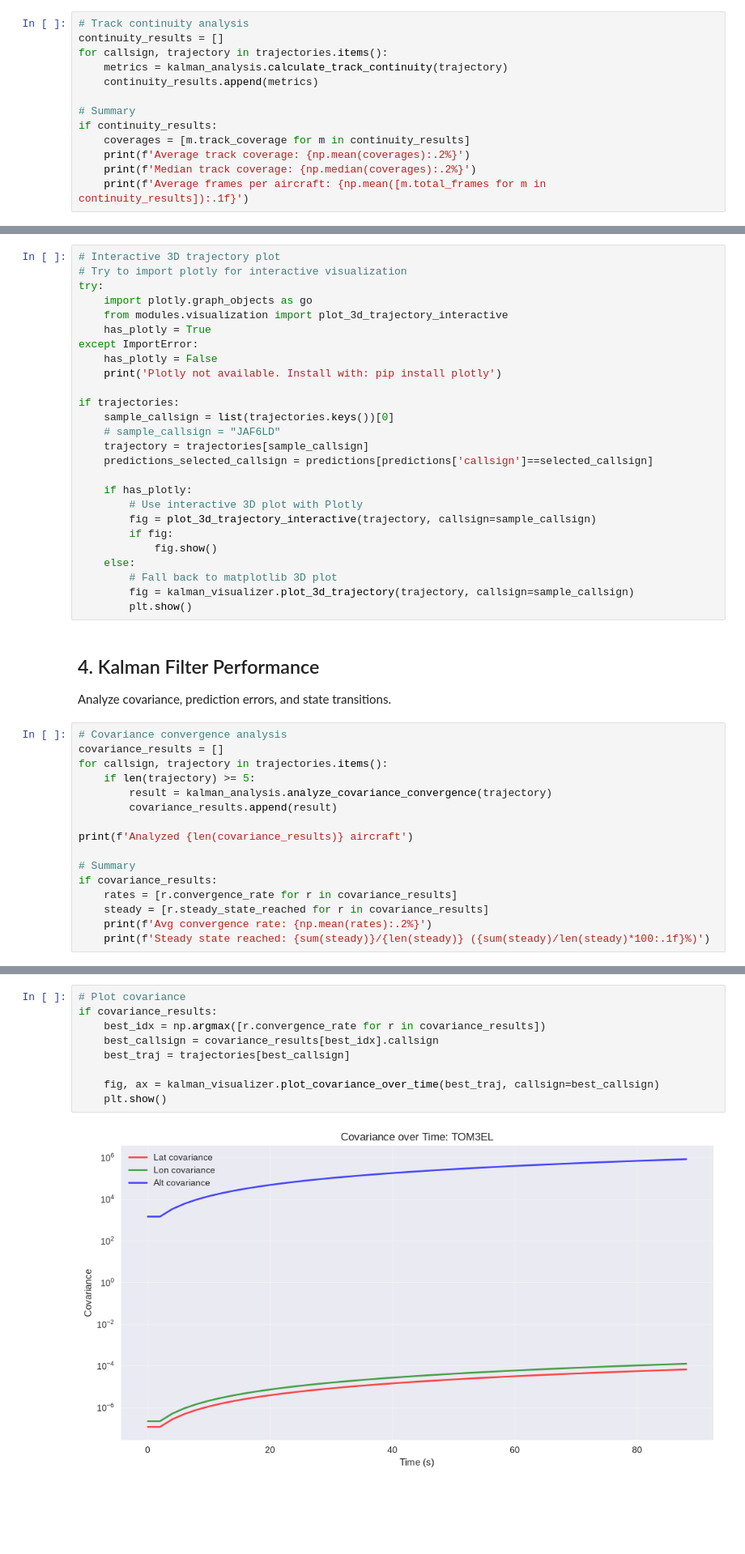
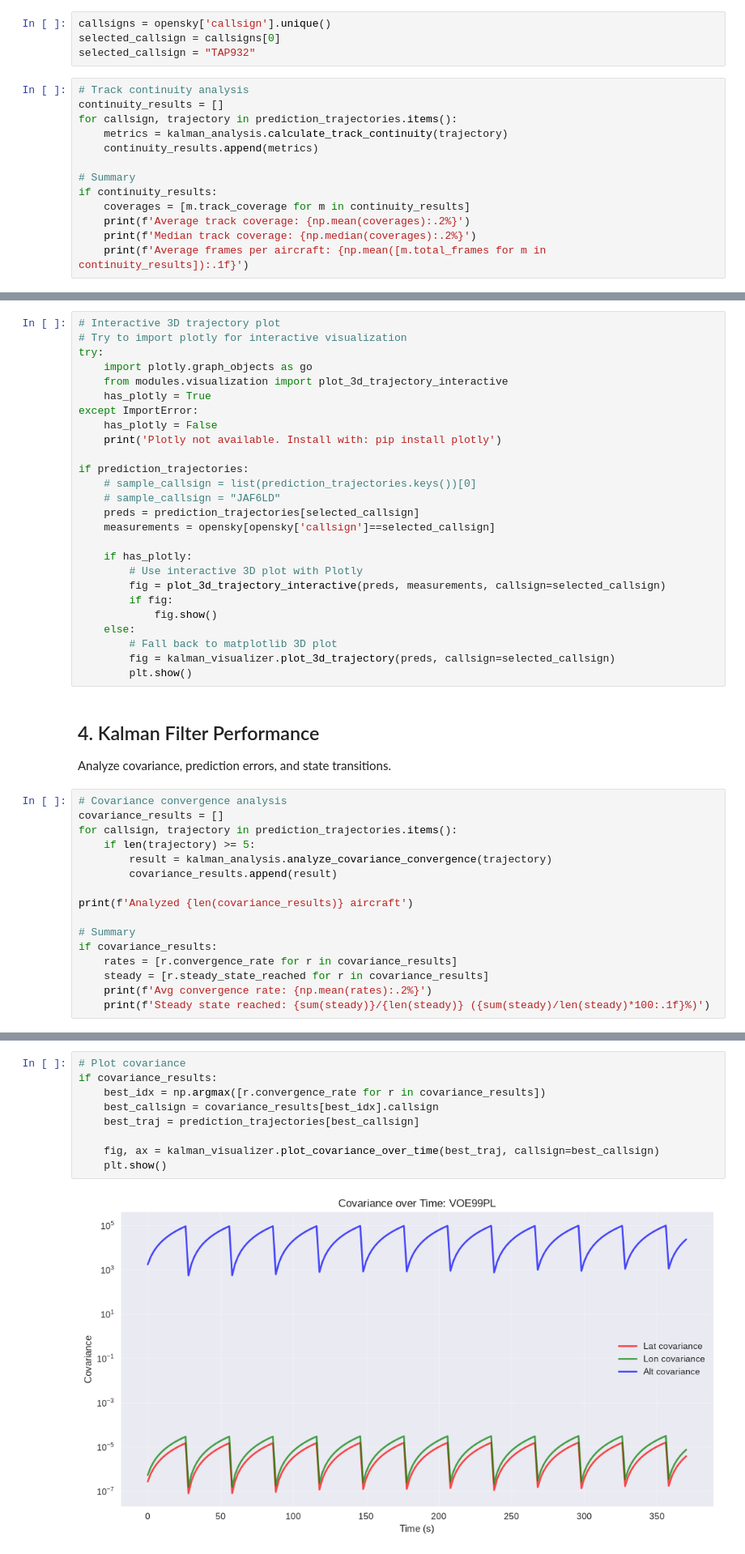
Before and after one commit to Kyustern/skycam-monorepo, a Jupyter notebook: notebooks/kalman-tuning/kalman-tuning.ipynb, the cells around one changed output, grey strips where cells are left out. Shown at 81% size. Drawn from its saved outputs; the diff is of its cells as text; blank space fills up the shorter version.

```diff
--- a/notebooks/kalman-tuning/kalman-tuning.ipynb
+++ b/notebooks/kalman-tuning/kalman-tuning.ipynb
@@ -303,7 +293,11 @@ if trajectories:
+# %%
+callsigns = opensky['callsign'].unique()
+selected_callsign = callsigns[0]
+selected_callsign = "TAP932"
 # %%
 # Track continuity analysis
 continuity_results = []
-for callsign, trajectory in trajectories.items():
+for callsign, trajectory in prediction_trajectories.items():
     metrics = kalman_analysis.calculate_track_continuity(trajectory)
     continuity_results.append(metrics)
 
@@ -347,20 +341,20 @@ except ImportError:
     has_plotly = False
     print('Plotly not available. Install with: pip install plotly')
 
-if trajectories:
-    sample_callsign = list(trajectories.keys())[0]
+if prediction_trajectories:
+    # sample_callsign = list(prediction_trajectories.keys())[0]
     # sample_callsign = "JAF6LD"
-    trajectory = trajectories[sample_callsign]
-    predictions_selected_callsign = predictions[predictions['callsign']==selected_callsign]
+    preds = prediction_trajectories[selected_callsign]
+    measurements = opensky[opensky['callsign']==selected_callsign]
 
     if has_plotly:
         # Use interactive 3D plot with Plotly
-        fig = plot_3d_trajectory_interactive(trajectory, callsign=sample_callsign)
+        fig = plot_3d_trajectory_interactive(preds, measurements, callsign=selected_callsign)
         if fig:
             fig.show()
     else:
         # Fall back to matplotlib 3D plot
-        fig = kalman_visualizer.plot_3d_trajectory(trajectory, callsign=sample_callsign)
+        fig = kalman_visualizer.plot_3d_trajectory(preds, callsign=selected_callsign)
         plt.show()
 # %% [markdown]
 ## 4. Kalman Filter Performance
@@ -369,7 +363,7 @@ Analyze covariance, prediction errors, and state transitions.
 # %%
 # Covariance convergence analysis
 covariance_results = []
-for callsign, trajectory in trajectories.items():
+for callsign, trajectory in prediction_trajectories.items():
     if len(trajectory) >= 5:
         result = kalman_analysis.analyze_covariance_convergence(trajectory)
         covariance_results.append(result)
@@ -389,14 +383,14 @@ Steady state reached: 0/5 (0.0%)
 # %%
 # Plot covariance
 if covariance_results:
     best_idx = np.argmax([r.convergence_rate for r in covariance_results])
     best_callsign = covariance_results[best_idx].callsign
-    best_traj = trajectories[best_callsign]
+    best_traj = prediction_trajectories[best_callsign]
 
     fig, ax = kalman_visualizer.plot_covariance_over_time(best_traj, callsign=best_callsign)
     plt.show()
 # %% [output]
-[figure, old version]
+[figure, new version]
 # %%
 # State transition analysis
 state_data = kalman_analysis.analyze_state_transitions(predictions)
```
Also changed, not shown: parts of 25 cells of this notebook, 2 other files.
